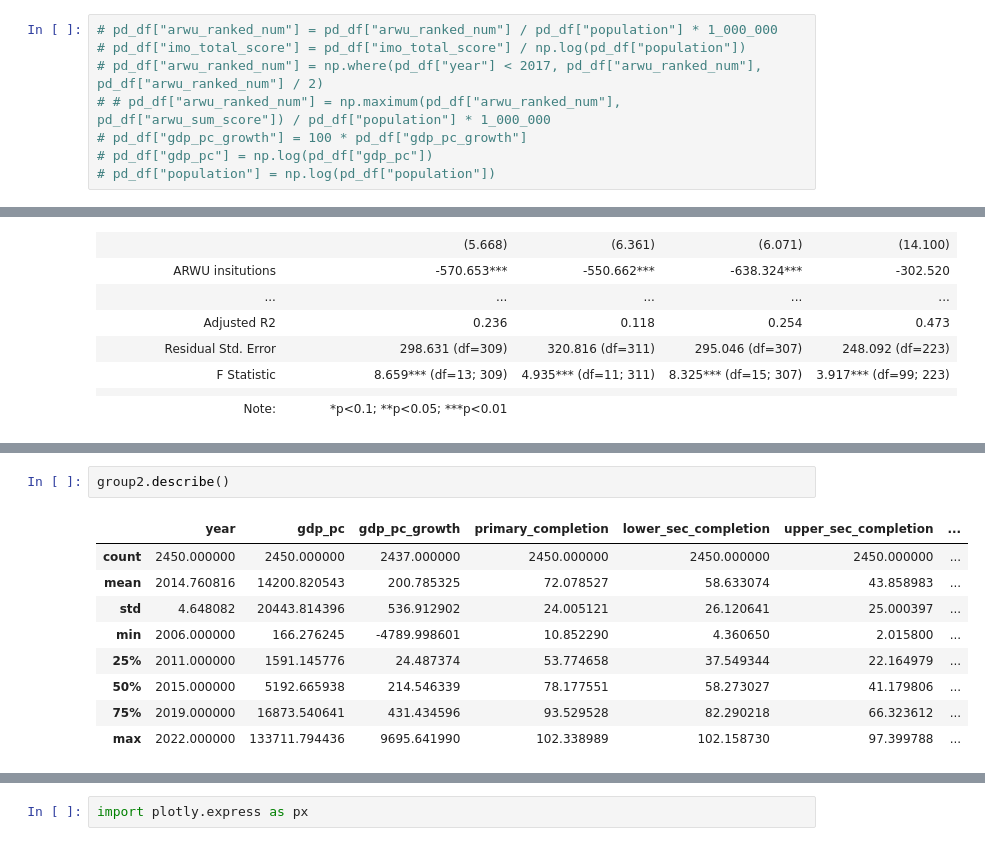
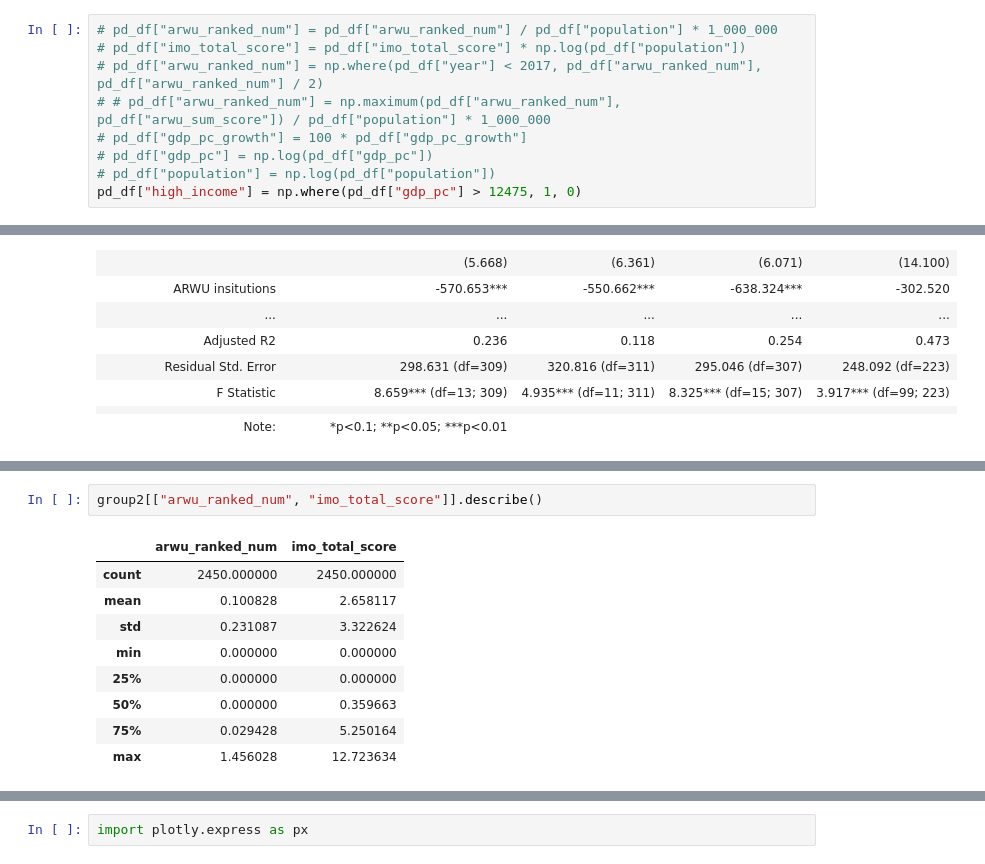
Before and after one commit to jamesxu123/econ442, a Jupyter notebook: charts/regs.ipynb, the cells around one changed output, grey strips where cells are left out. Drawn from its saved outputs; the diff is of its cells as text.

```diff
--- a/charts/regs.ipynb
+++ b/charts/regs.ipynb
@@ -18,9 +18,10 @@ pd_df.head()
 | 4 | AFG | 2007 | 376.318296 | 1180.338266 | 26.941549 | 9.942389 | ... |
 # %%
 # pd_df["arwu_ranked_num"] = pd_df["arwu_ranked_num"] / pd_df["population"] * 1_000_000
-# pd_df["imo_total_score"] = pd_df["imo_total_score"] / np.log(pd_df["population"])
+# pd_df["imo_total_score"] = pd_df["imo_total_score"] * np.log(pd_df["population"])
 # pd_df["arwu_ranked_num"] = np.where(pd_df["year"] < 2017, pd_df["arwu_ranked_num"], pd_df["arwu_ranked_num"] / 2)
 # # pd_df["arwu_ranked_num"] = np.maximum(pd_df["arwu_ranked_num"], pd_df["arwu_sum_score"]) / pd_df["population"] * 1_000_000
 # pd_df["gdp_pc_growth"] = 100 * pd_df["gdp_pc_growth"]
 # pd_df["gdp_pc"] = np.log(pd_df["gdp_pc"])
 # pd_df["population"] = np.log(pd_df["population"])
+pd_df["high_income"] = np.where(pd_df["gdp_pc"] > 12475, 1, 0)
@@ -118,12 +146,12 @@ group2.shape
 # %%
-group2.describe()
+group2[["arwu_ranked_num", "imo_total_score"]].describe()
 # %% [output]
-|  | year | gdp_pc | gdp_pc_growth | primary_completion | lower_sec_completion | upper_sec_completion | ... |
-| count | 2450.000000 | 2450.000000 | 2437.000000 | 2450.000000 | 2450.000000 | 2450.000000 | ... |
-| mean | 2014.760816 | 14200.820543 | 200.785325 | 72.078527 | 58.633074 | 43.858983 | ... |
-| std | 4.648082 | 20443.814396 | 536.912902 | 24.005121 | 26.120641 | 25.000397 | ... |
-| min | 2006.000000 | 166.276245 | -4789.998601 | 10.852290 | 4.360650 | 2.015800 | ... |
-| 25% | 2011.000000 | 1591.145776 | 24.487374 | 53.774658 | 37.549344 | 22.164979 | ... |
-| 50% | 2015.000000 | 5192.665938 | 214.546339 | 78.177551 | 58.273027 | 41.179806 | ... |
-| 75% | 2019.000000 | 16873.540641 | 431.434596 | 93.529528 | 82.290218 | 66.323612 | ... |
-| max | 2022.000000 | 133711.794436 | 9695.641990 | 102.338989 | 102.158730 | 97.399788 | ... |
+|  | arwu_ranked_num | imo_total_score |
+| count | 2450.000000 | 2450.000000 |
+| mean | 0.100828 | 2.658117 |
+| std | 0.231087 | 3.322624 |
+| min | 0.000000 | 0.000000 |
+| 25% | 0.000000 | 0.000000 |
+| 50% | 0.000000 | 0.359663 |
+| 75% | 0.029428 | 5.250164 |
+| max | 1.456028 | 12.723634 |
```
Also changed, not shown: parts of 10 cells of this notebook, 5 other files.
